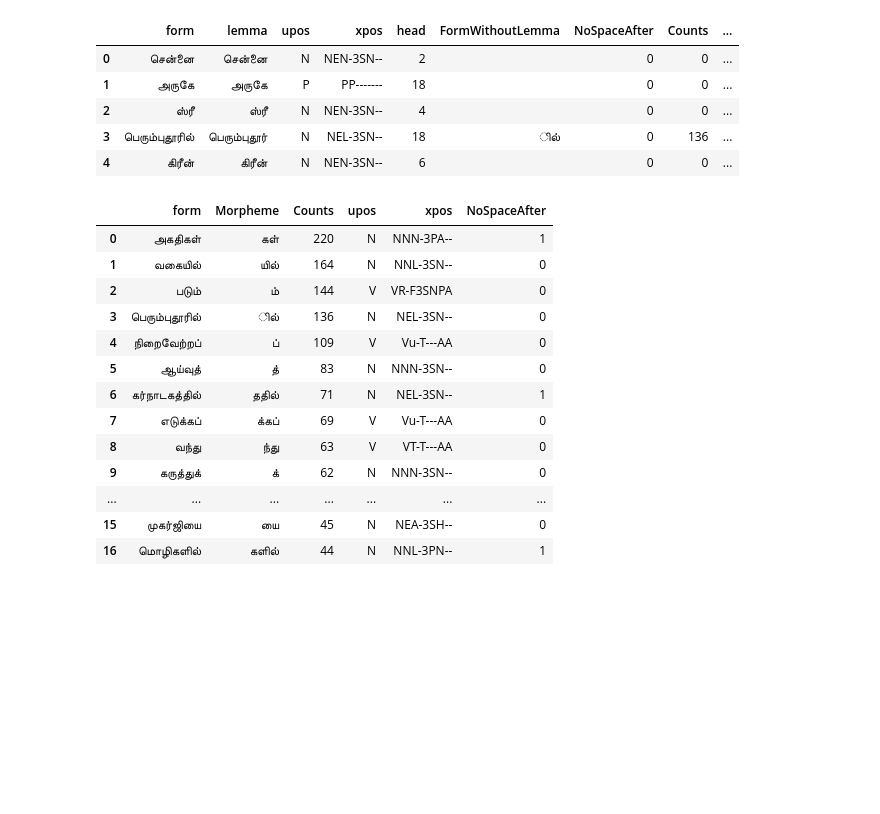
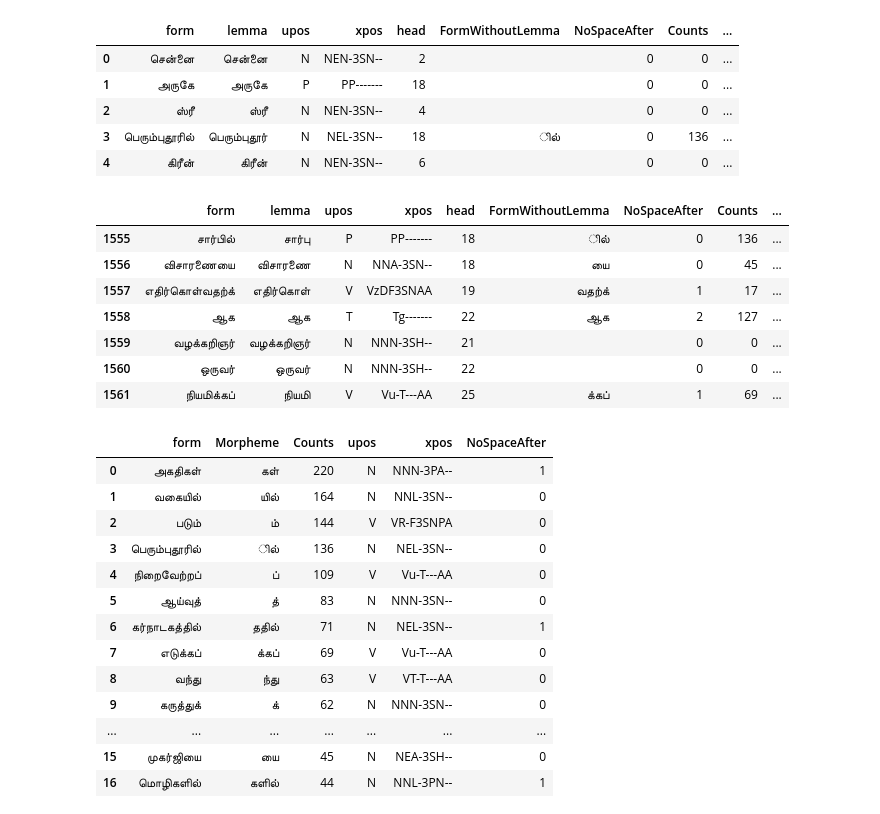
Before and after one commit to Kee2u/Deciphering_the_Indus_Valley_Script, a Jupyter notebook: Tamil_Morpheme_List.ipynb, the cells around one changed output. Saved outputs shown, nothing was run; the diff lists cells and outputs as text; code cells hidden in the pictures; blank space fills up the shorter version.

```diff
--- a/Tamil_Morpheme_List.ipynb
+++ b/Tamil_Morpheme_List.ipynb
@@ -231,3 +233,14 @@ merged_df.head()
+# %%
+merged_df[1555:1562]
+# %% [output]
+|  | form | lemma | upos | xpos | head | FormWithoutLemma | NoSpaceAfter | Counts | ... |
+| 1555 | சார்பில் | சார்பு | P | PP------- | 18 | ில் | 0 | 136 | ... |
+| 1556 | விசாரணையை | விசாரணை | N | NNA-3SN-- | 18 | யை | 0 | 45 | ... |
+| 1557 | எதிர்கொள்வதற்க் | எதிர்கொள் | V | VzDF3SNAA | 19 | வதற்க் | 1 | 17 | ... |
+| 1558 | ஆக | ஆக | T | Tg------- | 22 | ஆக | 2 | 127 | ... |
+| 1559 | வழக்கறிஞர் | வழக்கறிஞர் | N | NNN-3SH-- | 21 |  | 0 | 0 | ... |
+| 1560 | ஒருவர் | ஒருவர் | N | NNN-3SH-- | 22 |  | 0 | 0 | ... |
+| 1561 | நியமிக்கப் | நியமி | V | Vu-T---AA | 25 | க்கப் | 1 | 69 | ... |
 # %%
 db_string = f"postgres://postgres:{db_password}@indusscript.cljludlfcgoa.us-east-2.rds.amazonaws.com:5432/postgres"
 # %%
```
Also changed, not shown: parts of 5 cells of this notebook.
